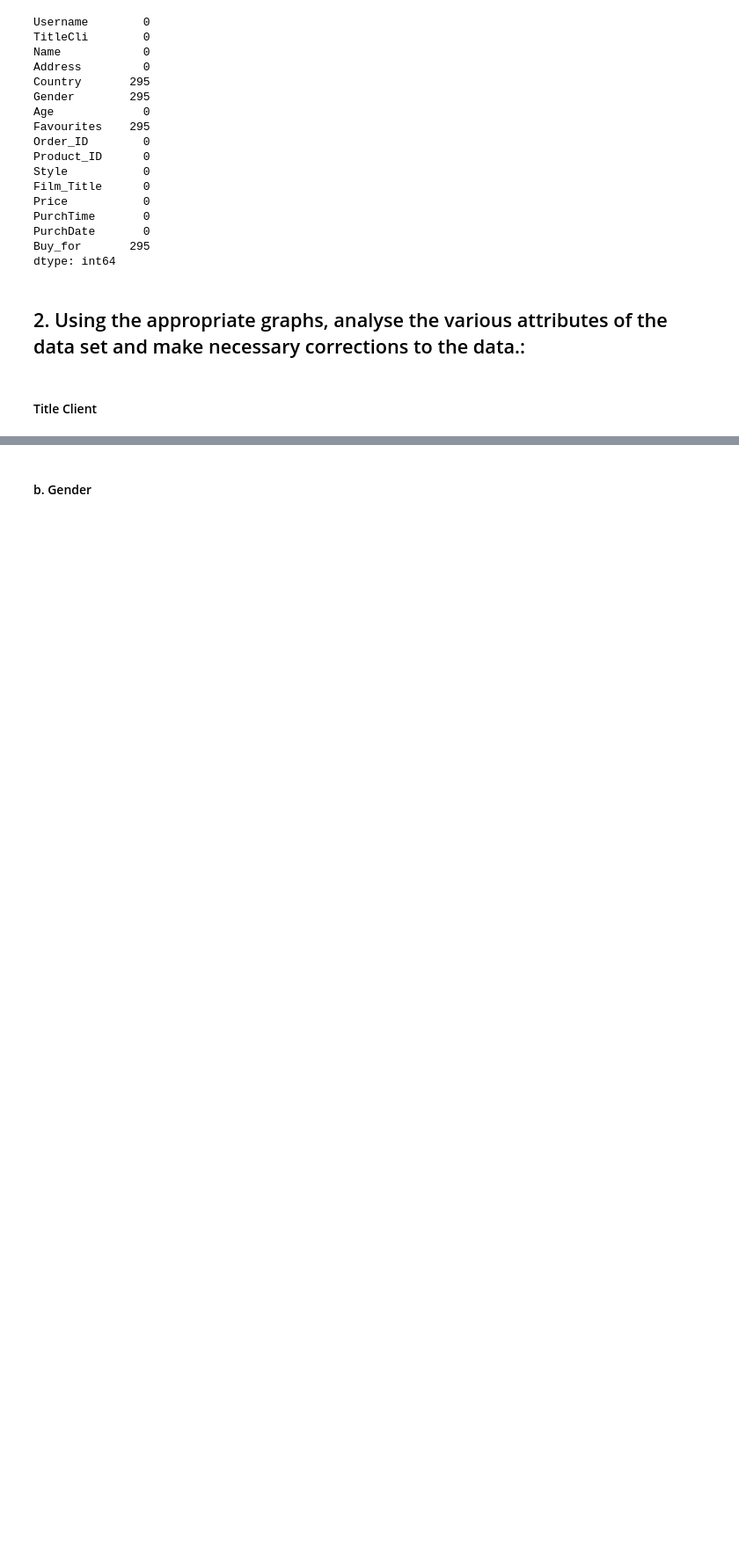
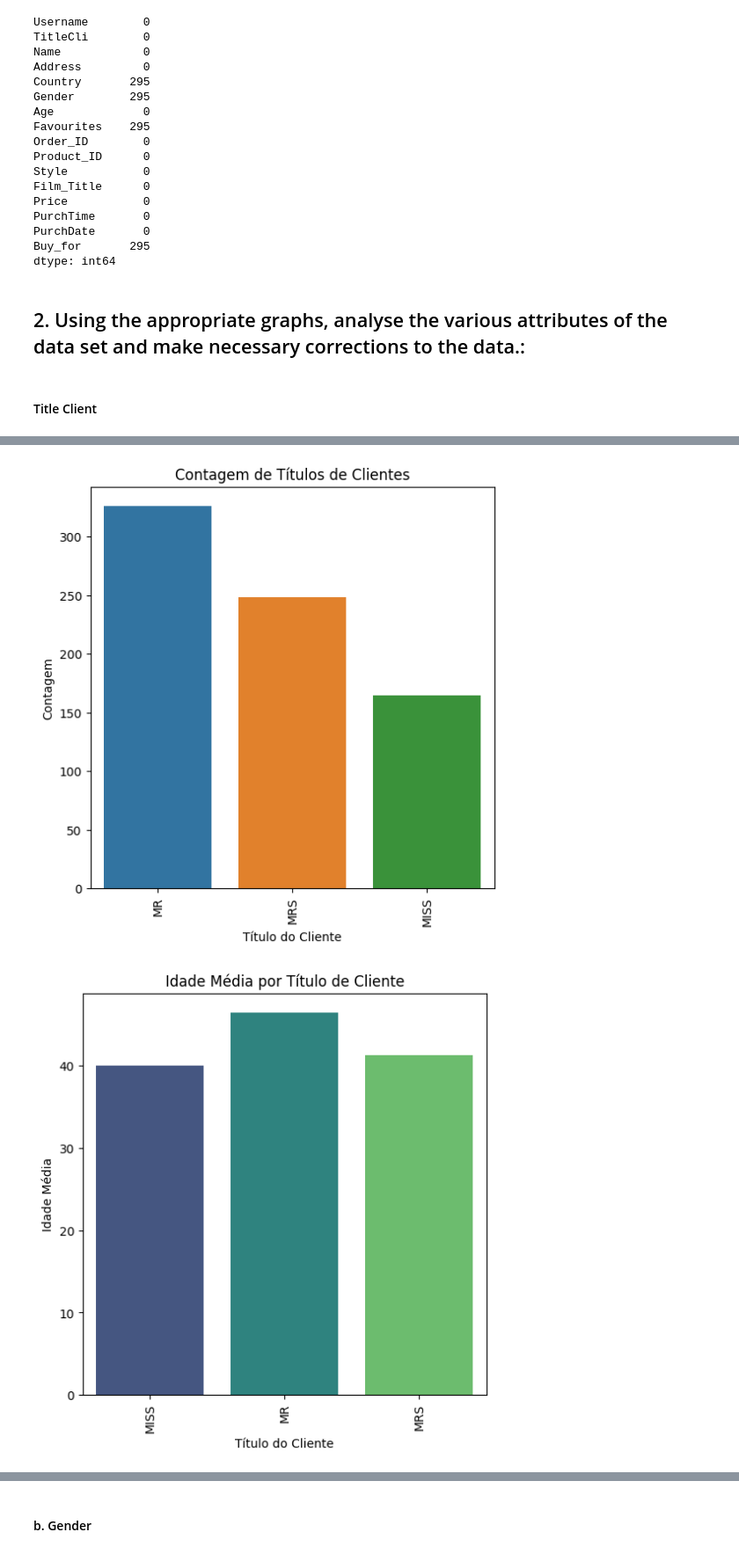
Before and after one commit to tassiogomes/MINDD-ISEP, a Jupyter notebook: MINDD_PL02.ipynb, the cells around one changed output, grey strips where cells are left out. Shown: that part at 88% size. Cells and saved outputs as stored; diff of their text form; code cells hidden in the pictures; blank space fills up the shorter version.

```diff
--- a/MINDD_PL02.ipynb
+++ b/MINDD_PL02.ipynb
@@ -149,3 +160,31 @@ print(title_counts)
+# %%
+# a. Title Client
+import matplotlib.pyplot as plt
+import seaborn as sns
+
+title_counts = df['TitleCli'].value_counts()
+plt.figure(figsize=(6, 6))
+sns.barplot(x=title_counts.index, y=title_counts.values)
+plt.xticks(rotation=90)
+plt.xlabel('Título do Cliente')
+plt.ylabel('Contagem')
+plt.title('Contagem de Títulos de Clientes')
+plt.show()
+
+# Agrupe os dados por título de cliente e calcule a média da idade
+title_age_mean = df.groupby('TitleCli')['Age'].mean().reset_index()
+
+# Crie um gráfico de barras
+plt.figure(figsize=(6, 6))
+sns.barplot(x='TitleCli', y='Age', data=title_age_mean, palette='viridis')
+plt.xticks(rotation=90)
+plt.xlabel('Título do Cliente')
+plt.ylabel('Idade Média')
+plt.title('Idade Média por Título de Cliente')
+plt.show()
+# %% [output]
+[figure, added]
+[figure, added]
 # %%
 plt.figure(figsize=(6, 6))
 sns.boxplot(x='TitleCli', y='Age', data=df)
```
Also changed, not shown: parts of 15 cells of this notebook.
